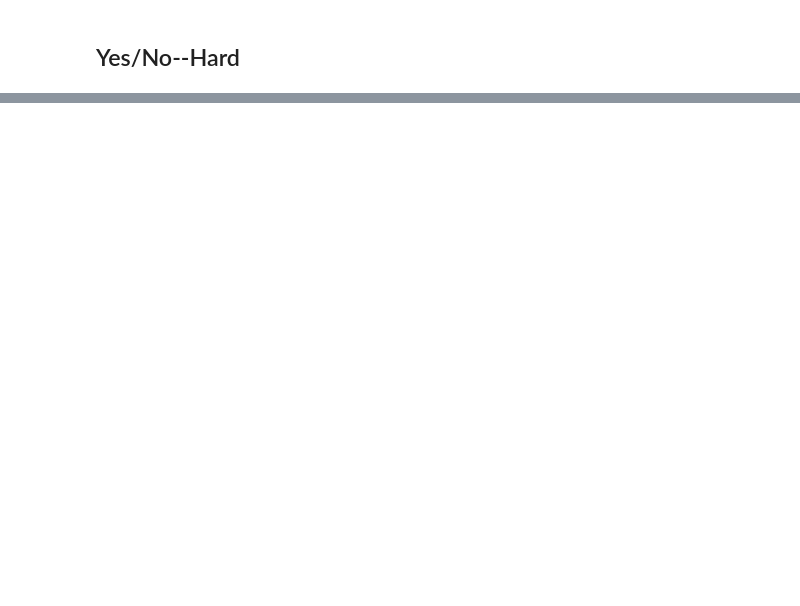
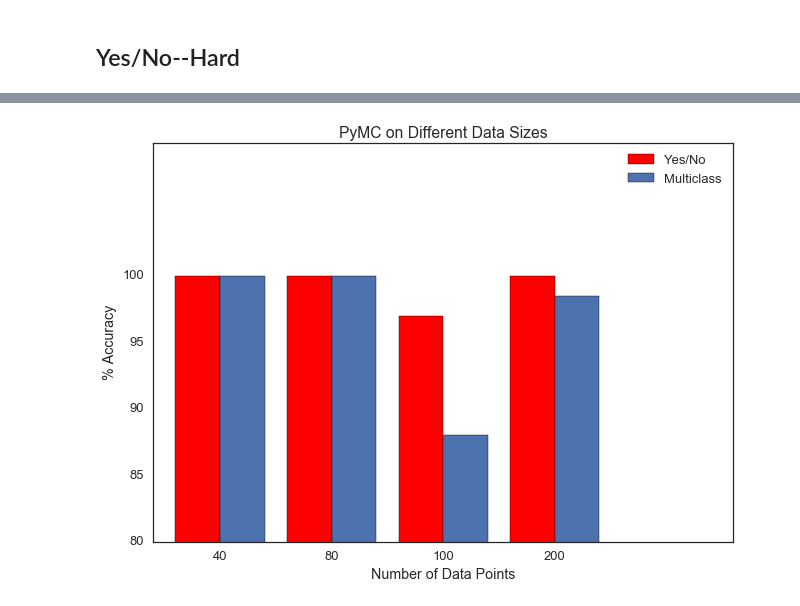
Before and after one commit to abhishekmalali/questioning-strategy-classification, a Jupyter notebook: notebooks/Dawid_Skene.ipynb, the cells around one changed output, grey strips where cells are left out. Saved outputs shown, nothing was run; the diff lists cells and outputs as text; code cells hidden in the pictures; blank space fills up the shorter version.

```diff
--- a/notebooks/Dawid_Skene.ipynb
+++ b/notebooks/Dawid_Skene.ipynb
@@ -431,0 +435,14 @@ plt.title("EM--Hard Data");
+# %%
+plt.bar(range(4),[100,100,97,100],0.4,color='red', label="Yes/No")
+plt.bar(np.arange(0,4,1)+0.4, [100,100,88,98.5],0.4, label="Multiclass")
+plt.xlim(-0.2,5)
+plt.ylim(80,110)
+plt.ylabel("% Accuracy")
+plt.yticks(np.arange(80,101,5))
+plt.xticks(np.arange(0,4,1)+0.4, [40,80,100,200])
+plt.xlabel("Number of Data Points")
+plt.legend(loc='best')
+plt.title("PyMC on Different Data Sizes")
+plt.savefig('../output/pymc.png')
+# %% [output]
+[figure, added]
```
Also changed, not shown: parts of 7 cells of this notebook, 3 other files.
